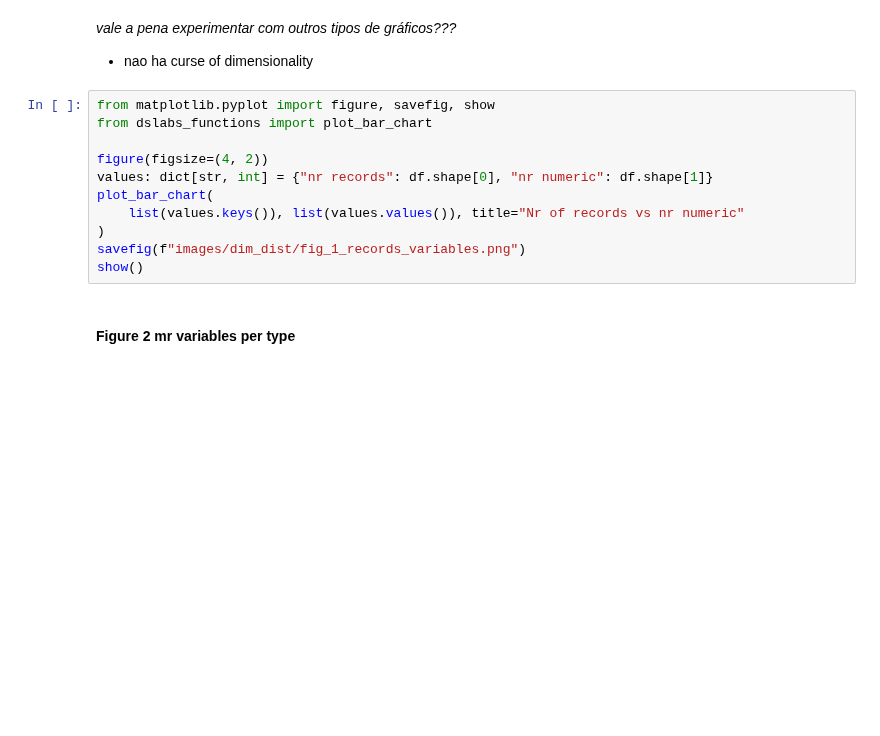
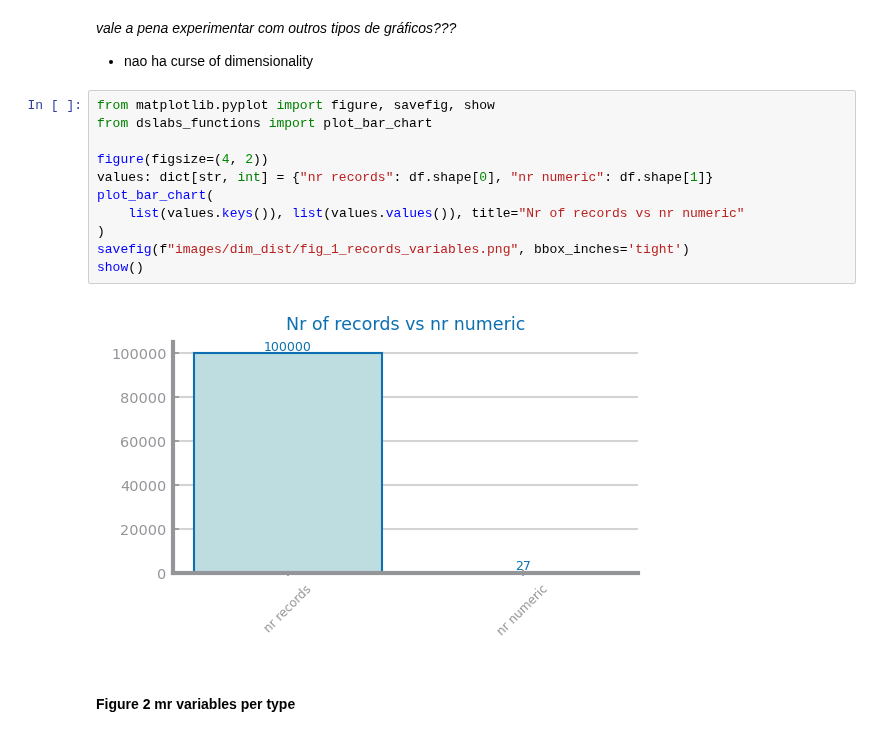
Before and after one commit to franciscoAbreuTecnico/Data-Science-IST, a Jupyter notebook: dataset_services/francisco.ipynb, the cells around one changed output. Cells and saved outputs as stored; diff of their text form; blank space fills up the shorter version.

Commit message:
Figures out-of-bounds resolved.

```diff
--- a/dataset_services/francisco.ipynb
+++ b/dataset_services/francisco.ipynb
@@ -77,14 +77,16 @@ print(numeric)
 # %%
 from matplotlib.pyplot import figure, savefig, show
 from dslabs_functions import plot_bar_chart
 
 figure(figsize=(4, 2))
 values: dict[str, int] = {"nr records": df.shape[0], "nr numeric": df.shape[1]}
 plot_bar_chart(
     list(values.keys()), list(values.values()), title="Nr of records vs nr numeric"
 )
-savefig(f"images/dim_dist/fig_1_records_variables.png")
+savefig(f"images/dim_dist/fig_1_records_variables.png", bbox_inches='tight')
 show()
+# %% [output]
+[figure, added]
 # %% [markdown]
 #### Figure 2 mr variables per type
 # %% [markdown]
```
Also changed, not shown: parts of 11 cells of this notebook, 7 other files.
